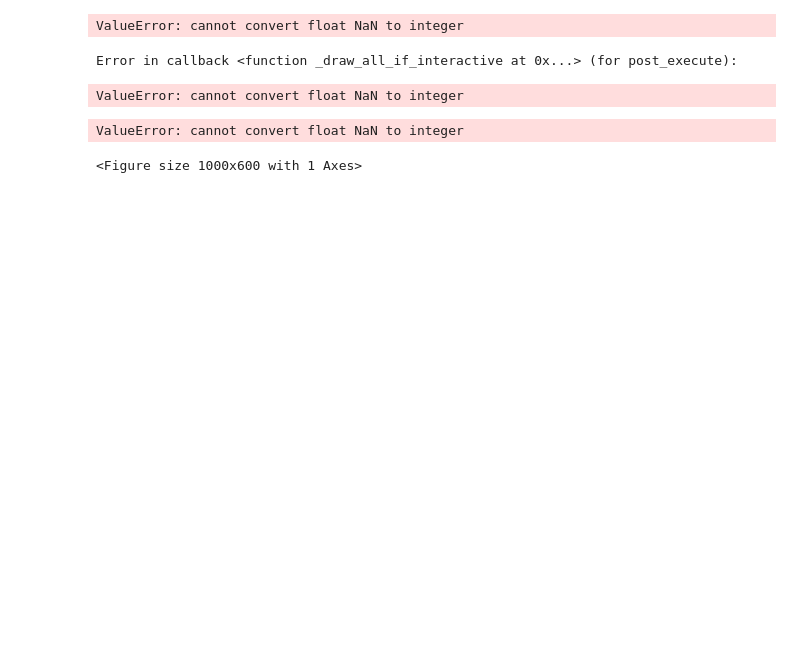
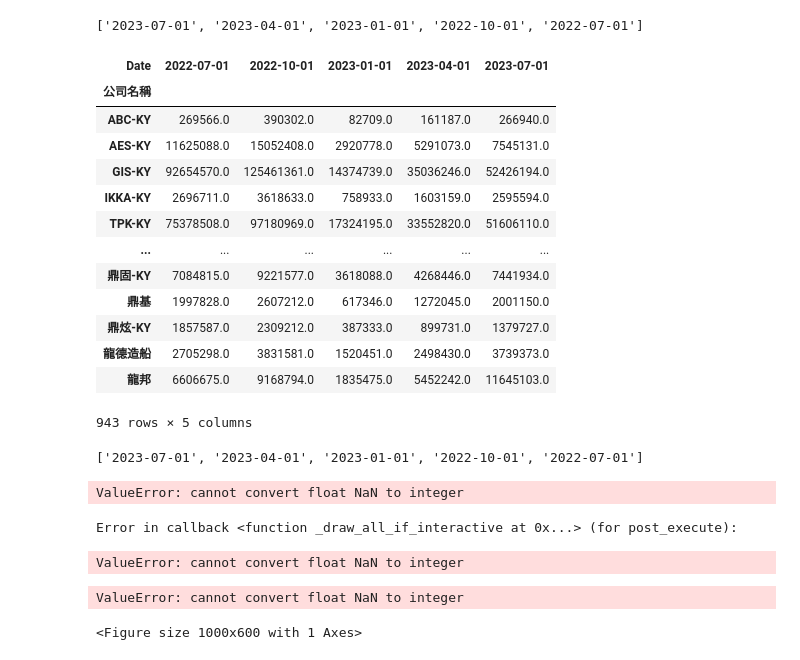
Before and after one commit to e19931107/ccClub_stock_analysis, a Jupyter notebook: Project/綜合.ipynb, the cells around one changed output. Saved outputs shown, nothing was run; the diff lists cells and outputs as text; code cells hidden in the pictures; blank space fills up the shorter version.

Commit message:
Update 綜合.ipynb
modify time from string(fixed date) to list(user-defined date)

```diff
--- a/Project/綜合.ipynb
+++ b/Project/綜合.ipynb
@@ -56,31 +56,68 @@ project
 # %%
 # dataset1
 import pandas as pd
 from pandas.core.reshape.pivot import pivot
 # 先將project的年度、季別合併，變成date的形式後排序，之後繪圖座標軸才會正確
 project['Date'] = (project['年度'] + 1911).astype(str)+ (project['季別']*3-2).astype(str)
 project['Date'] = pd.to_datetime(project['Date'], format='%Y%m')
 
+import datetime
+p_time = project #複製一個要修改的p_time避免動到原本project
+p_time = p_time.drop_duplicates(subset=['Date']) #把重複的時間刪掉，因此只會有5個時間從最新(當季)到最舊(前5季)
+time_list = []
+for i in range(5):
+    time_list.append(p_time.iat[i,-1].strftime("%Y-%m-%d")) #用for迴圈把每個時間加到time_list
+#print(time_list)
+
 # exclude1: 每年營收呈現負成長
 p1 = project[['公司名稱','Date','營業收入']]
 p1.sort_values(by = ['公司名稱','Date']) #排序資料
 p1 = p1.pivot(index = '公司名稱',columns = 'Date',values = '營業收入') #轉置表格 #n=959
-p1 = p1.dropna(subset = ['2022-07-01','2022-10-01','2023-01-01','2023-04-01','2023-07-01'], how = 'any') #刪除任一季的營業額為missing,n=839
-p1 = p1[~((p1['2023-07-01'] < p1['2023-04-01']) | (p1['2023-04-01'] < p1['2023-01-01']) | (p1['2022-10-01'] < p1['2022-07-01']))] #n=838
+p1 = p1.dropna(subset = time_list, how = 'any') #刪除任一季的營業額為missing,n=944
+p1 = p1[~((p1[time_list[0]] < p1[time_list[1]]) | (p1[time_list[1]] < p1[time_list[2]]) | (p1[time_list[3]] < p1[time_list[4]]))] #n=943
+#p1 = p1[~((p1['2023-07-01'] < p1['2023-04-01']) | (p1['2023-04-01'] < p1['2023-01-01']) | (p1['2022-10-01'] < p1['2022-07-01']))] #n=838
 
 # exclude2: 任一季EPS為負數
 p2 = project[['公司名稱','Date','基本每股盈餘_EPS']]
 p2.sort_values(by = ['公司名稱','Date'])
 p2 = p2.pivot(index = '公司名稱',columns = 'Date',values = '基本每股盈餘_EPS') #n=959
-p2 = p2.dropna(subset = ['2022-07-01','2022-10-01','2023-01-01','2023-04-01','2023-07-01'], how = 'any') #刪除任一季的基本每股盈餘_EPS為missing,n=839
-p2 = p2[~((p2['2023-07-01'] < 0) | (p2['2023-04-01'] < 0) | (p2['2023-01-01'] < 0 | (p2['2022-10-01'] < 0) | (p2['2022-07-01'] < 0)))] #n=549
+p2 = p2.dropna(subset = time_list, how = 'any') #刪除任一季的基本每股盈餘_EPS為missing,n=944
+for time_ymd in time_list:
+    p2 = p2[~(p2[time_ymd] < 0)] #n=620
+#p2 = p2[~((p2['2023-07-01'] < 0) | (p2['2023-04-01'] < 0) | (p2['2023-01-01'] < 0) | (p2['2022-10-01'] < 0) | (p2['2022-07-01'] < 0))] #n=620
 
 # exclude1+exclude2 #n=549
 # p1 = p1[['公司名稱']]
 # p2 = p2[['公司名稱']]
 # print(pd.merge(p1, p2, on='公司名稱', how='inner'))
 
 # exclude3: 任一指標低於該產業平均
+# %% [output]
+['2023-07-01', '2023-04-01', '2023-01-01', '2022-10-01', '2022-07-01']
+| Date | 2022-07-01 | 2022-10-01 | 2023-01-01 | 2023-04-01 | 2023-07-01 |
+| 公司名稱 |  |  |  |  |  |
+| ABC-KY | 269566.0 | 390302.0 | 82709.0 | 161187.0 | 266940.0 |
+| AES-KY | 11625088.0 | 15052408.0 | 2920778.0 | 5291073.0 | 7545131.0 |
+| GIS-KY | 92654570.0 | 125461361.0 | 14374739.0 | 35036246.0 | 52426194.0 |
+| IKKA-KY | 2696711.0 | 3618633.0 | 758933.0 | 1603159.0 | 2595594.0 |
+| TPK-KY | 75378508.0 | 97180969.0 | 17324195.0 | 33552820.0 | 51606110.0 |
+| ... | ... | ... | ... | ... | ... |
+| 鼎固-KY | 7084815.0 | 9221577.0 | 3618088.0 | 4268446.0 | 7441934.0 |
+| 鼎基 | 1997828.0 | 2607212.0 | 617346.0 | 1272045.0 | 2001150.0 |
+| 鼎炫-KY | 1857587.0 | 2309212.0 | 387333.0 | 899731.0 | 1379727.0 |
+| 龍德造船 | 2705298.0 | 3831581.0 | 1520451.0 | 2498430.0 | 3739373.0 |
+| 龍邦 | 6606675.0 | 9168794.0 | 1835475.0 | 5452242.0 | 11645103.0 |
+943 rows × 5 columns
+# %%
+import datetime
+p_time = project
+p_time = p_time.drop_duplicates(subset=['Date'])
+time_lst = []
+for i in range(5):
+    time_lst.append(p_time.iat[i,-1].strftime("%Y-%m-%d"))
+print(time_lst)
+# %% [output]
+['2023-07-01', '2023-04-01', '2023-01-01', '2022-10-01', '2022-07-01']
 # %%
 import pandas as pd
 import matplotlib.pyplot as plt
```
Also changed, not shown: parts of 1 cell of this notebook.
